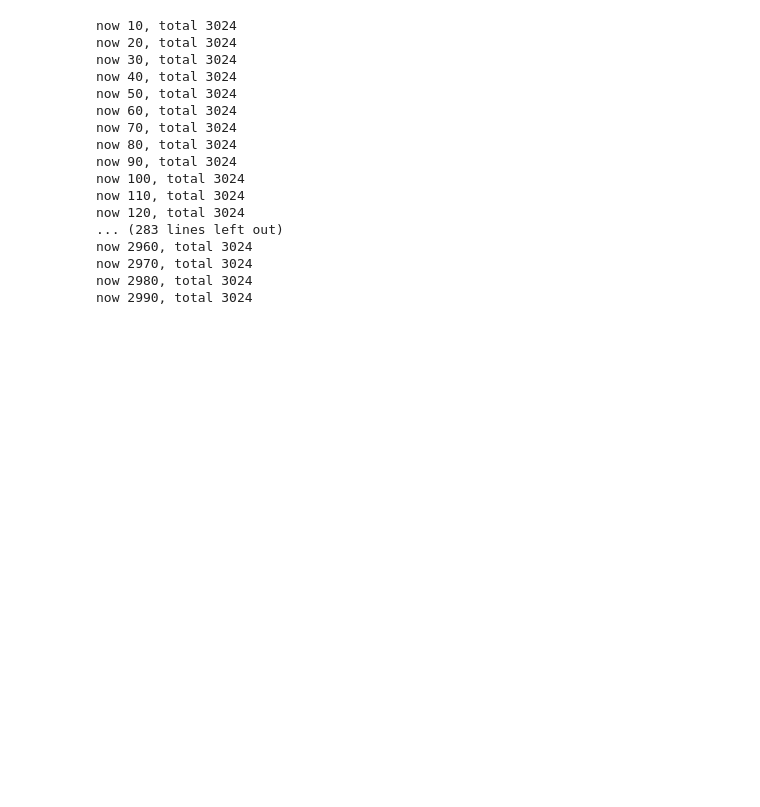
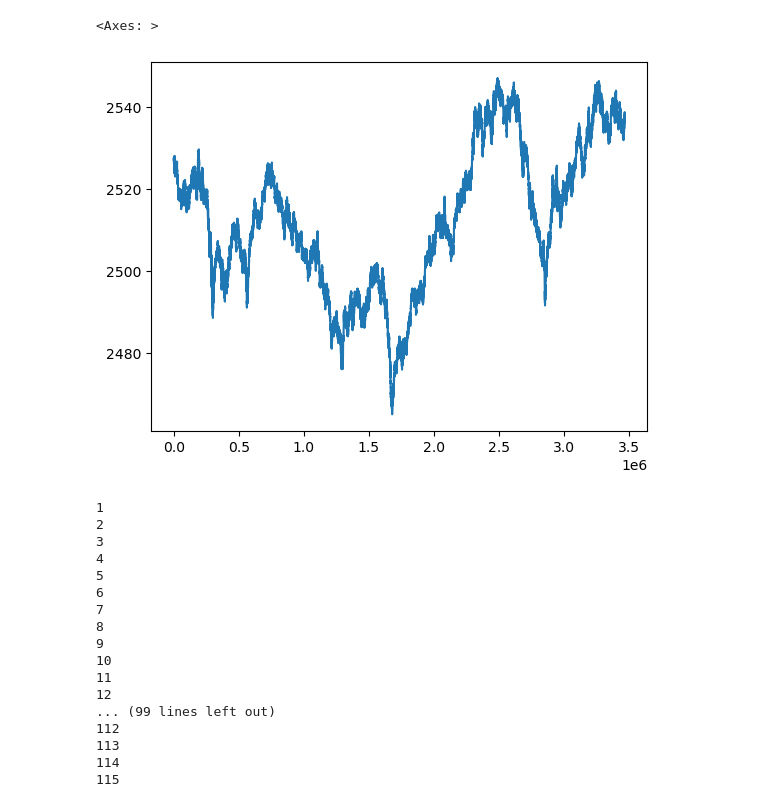
Before and after one commit to aamingaa/crypto-trade, a Jupyter notebook: strategy/fusion/hourly_pipeline.ipynb, the cells around one changed output. Saved outputs shown, nothing was run; the diff lists cells and outputs as text; code cells hidden in the pictures; blank space fills up the shorter version.

```diff
--- a/strategy/fusion/hourly_pipeline.ipynb
+++ b/strategy/fusion/hourly_pipeline.ipynb
@@ -973 +914,6 @@ trades_df
+# %%
+trades_df.price.plot()
+# %% [output]
+<Axes: >
+[figure, added]
 # %%
@@ -1011,32 +1067,35 @@ def run_bar_interval_pipeline_v2(
     return X2, y2, bars
 # %%
+# bar_zip_path = f'/Users/aming/project/python/crypto-trade/output/bars-{start_date}-{end_date}-{dollar_threshold_str}.zip'
+
 X2, y2, bars = run_bar_interval_pipeline_v2(
     trades=trades_df,
-    dollar_threshold=10000 * 3000,
+    dollar_threshold=10000 * 6000,
     feature_window_bars=30,
     horizon_bars=5,
     window_mode='past',
     n_splits=5,
     embargo_bars=None,
     model_type='ridge',
+    bar_zip_path=bar_zip_path
 )
 
 # print(res.get('eval', {}).get('summary'))
 # %% [output]
-now 10, total 3024
-now 20, total 3024
-now 30, total 3024
-now 40, total 3024
-now 50, total 3024
-now 60, total 3024
-now 70, total 3024
-now 80, total 3024
-now 90, total 3024
-now 100, total 3024
-now 110, total 3024
-now 120, total 3024
-... (283 lines left out)
-now 2960, total 3024
-now 2970, total 3024
-now 2980, total 3024
-now 2990, total 3024
+1
+2
+3
+4
+5
+6
+7
+8
+9
+10
+11
+12
+... (99 lines left out)
+112
+113
+114
+115
```
Also changed, not shown: parts of 21 cells of this notebook, 3 other files.
